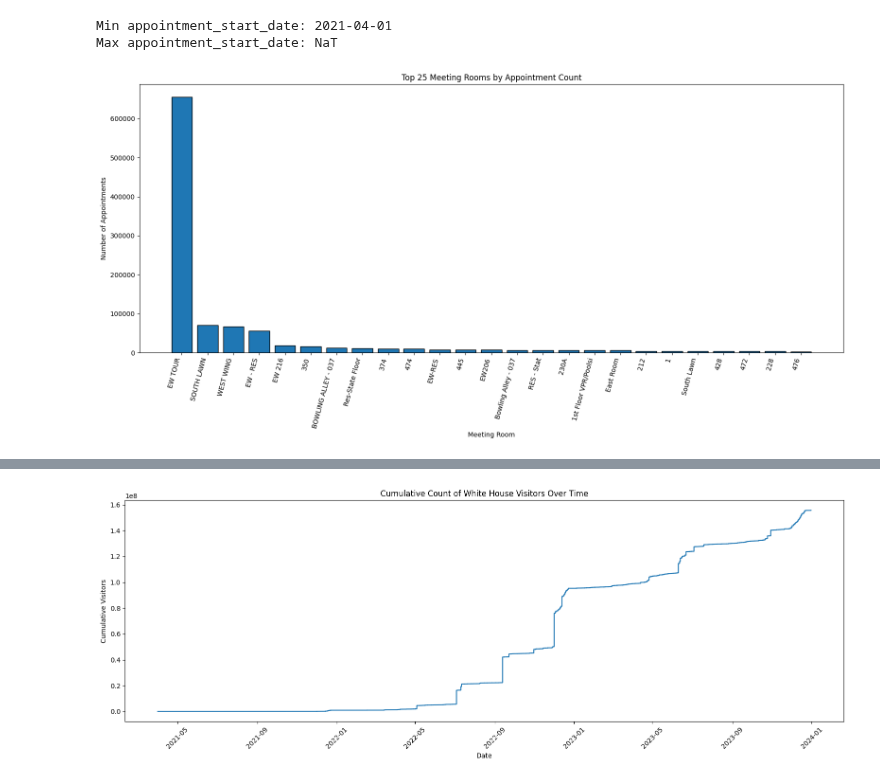
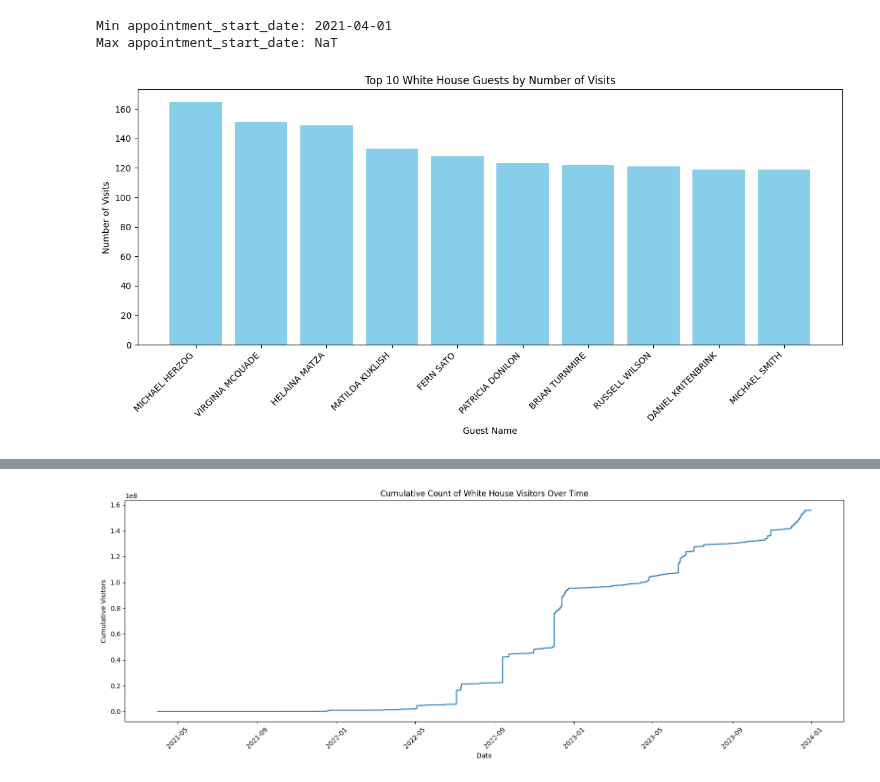
Before and after one commit to gabriel-joseph/data_science_portfolio, a Jupyter notebook: fall2025/dsc640_data_viz/week3_4/Weeks3&4Exercise/vance_week3_4.ipynb, the cells around one changed output, grey strips where cells are left out. Drawn from its saved outputs; the diff is of its cells as text; code cells hidden in the pictures.

```diff
--- a/fall2025/dsc640_data_viz/week3_4/Weeks3&4Exercise/vance_week3_4.ipynb
+++ b/fall2025/dsc640_data_viz/week3_4/Weeks3&4Exercise/vance_week3_4.ipynb
@@ -34,6 +35,9 @@ Line Charts
 Step Charts
 # %%
 merged_df = pd.read_csv('merged_white_house_visitors_cleaned.csv')
+# %%
+merged_df['year_of_visit'] = pd.to_datetime(merged_df['appointment_start_date'], errors='coerce').dt.year
+merged_df['month_of_visit'] = pd.to_datetime(merged_df['appointment_start_date'], errors='coerce').dt.month
 # %%
 percent_nat = merged_df['appointment_start_date'].isna().mean() * 100
 print(f"Percent of appointment_start_date that are NaT: {percent_nat:.2f}%")
@@ -45,23 +49,25 @@ print("Max appointment_start_date:", merged_df['appointment_start_date'].max())
 # %% [output]
 Min appointment_start_date: 2021-04-01
 Max appointment_start_date: NaT
-# %%
-# Bar chart: Meeting Room (x) vs Count of Appointments (y)
-valid = merged_df.dropna(subset=['appointment_start_date', 'meeting_room'])
-counts = valid.groupby(valid['meeting_room'].str.strip()).size().sort_values(ascending=False)
-
-top_n = 25  # adjust if you want more/less categories
-to_plot = counts.head(top_n)
-
-plt.figure(figsize=(16,8))
-plt.bar(to_plot.index, to_plot.values, edgecolor='black')
-plt.xlabel('Meeting Room')
-plt.ylabel('Number of Appointments')
-plt.title(f'Top {top_n} Meeting Rooms by Appointment Count')
-plt.xticks(rotation=75, ha='right')
-plt.tight_layout()
-plt.show()
-# %% [output]
-[figure, removed]
+# %%
+# Count visits for each guest (first_name + last_name)
+guest_counts = merged_df.groupby(['first_name', 'last_name']).size().sort_values(ascending=False)
+
+# Get top 10 guests
+top_10_guests = guest_counts.head(10)
+
+# Prepare labels for x-axis
+labels = [f"{fn} {ln}" for fn, ln in top_10_guests.index]
+
+plt.figure(figsize=(12, 6))
+plt.bar(labels, top_10_guests.values, color='skyblue')
+plt.xlabel('Guest Name')
+plt.ylabel('Number of Visits')
+plt.title('Top 10 White House Guests by Number of Visits')
+plt.xticks(rotation=45, ha='right')
+plt.tight_layout()
+plt.show()
+# %% [output]
+[figure, added]
 # %%
 merged_df_without_na = merged_df[merged_df['appointment_start_date'] != 'NaT']
```
Also changed, not shown: parts of 9 cells of this notebook, 1 other file.
